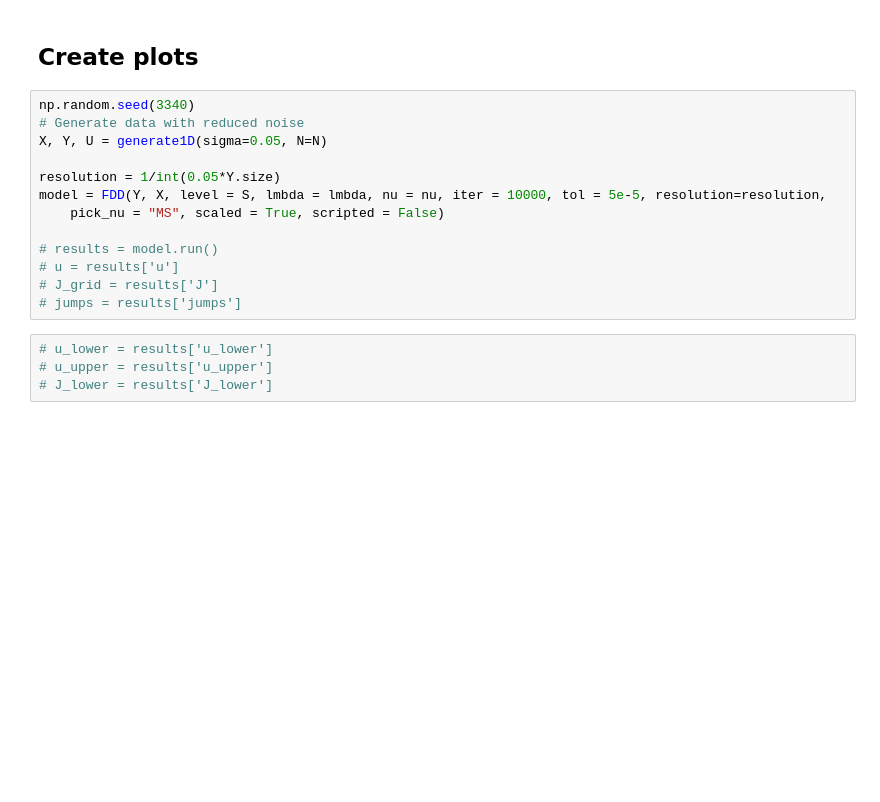
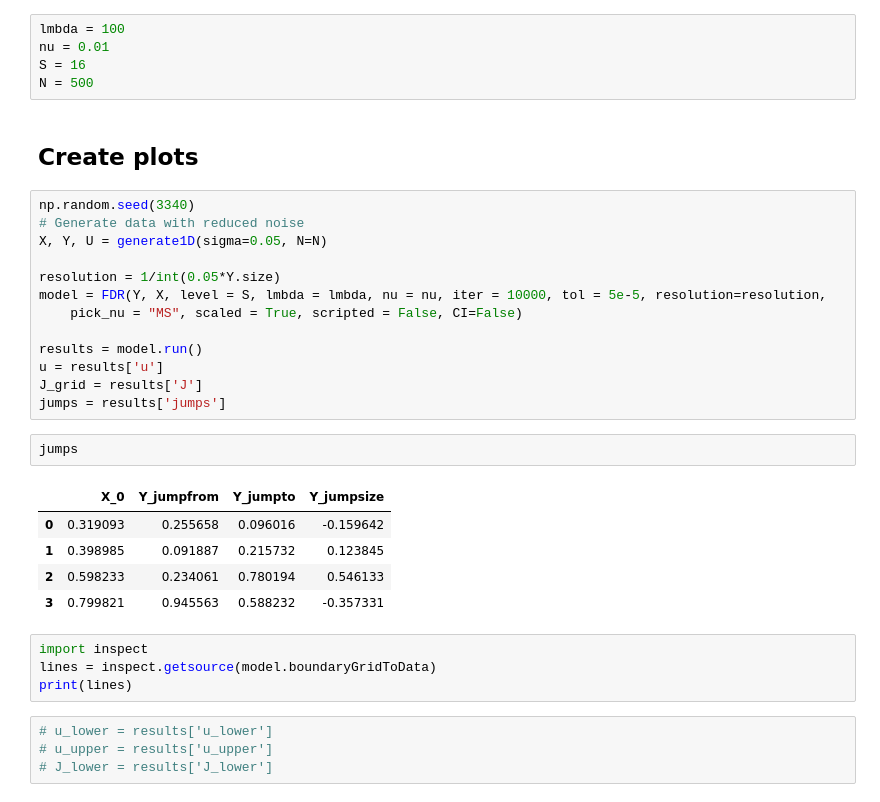
Before and after one commit to Davidvandijcke/fdr, a Jupyter notebook: src/analysis/simulations_1d.ipynb, the cells around one changed output. Saved outputs shown, nothing was run; the diff lists cells and outputs as text; blank space fills up the shorter version.

```diff
--- a/src/analysis/simulations_1d.ipynb
+++ b/src/analysis/simulations_1d.ipynb
@@ -87,6 +89,11 @@ lmbda, nu, sigma, S = df[['lambda', 'nu', 'sigma', 'S']].loc[0]
 print(lmbda,nu)
 # %% [output]
 98.67119122119313 0.0001382426306551
+# %%
+lmbda = 100
+nu = 0.01
+S = 16
+N = 500
 # %% [markdown]
 ## Create plots
 # %%
@@ -95,13 +102,25 @@ np.random.seed(3340)
 X, Y, U = generate1D(sigma=0.05, N=N)
 
 resolution = 1/int(0.05*Y.size)
-model = FDD(Y, X, level = S, lmbda = lmbda, nu = nu, iter = 10000, tol = 5e-5, resolution=resolution,
-    pick_nu = "MS", scaled = True, scripted = False)
+model = FDR(Y, X, level = S, lmbda = lmbda, nu = nu, iter = 10000, tol = 5e-5, resolution=resolution,
+    pick_nu = "MS", scaled = True, scripted = False, CI=False)
 
-# results = model.run()
-# u = results['u']
-# J_grid = results['J']
-# jumps = results['jumps']
+results = model.run()
+u = results['u']
+J_grid = results['J']
+jumps = results['jumps']
+# %%
+jumps
+# %% [output]
+|  | X_0 | Y_jumpfrom | Y_jumpto | Y_jumpsize |
+| 0 | 0.319093 | 0.255658 | 0.096016 | -0.159642 |
+| 1 | 0.398985 | 0.091887 | 0.215732 | 0.123845 |
+| 2 | 0.598233 | 0.234061 | 0.780194 | 0.546133 |
+| 3 | 0.799821 | 0.945563 | 0.588232 | -0.357331 |
+# %%
+import inspect
+lines = inspect.getsource(model.boundaryGridToData)
+print(lines)
 # %%
 # u_lower = results['u_lower']
 # u_upper = results['u_upper']
```
Also changed, not shown: parts of 2 cells of this notebook, 23 other files.
